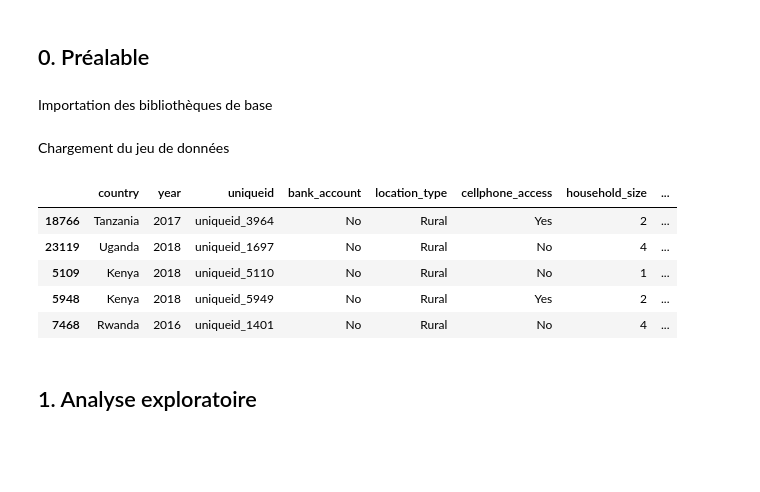
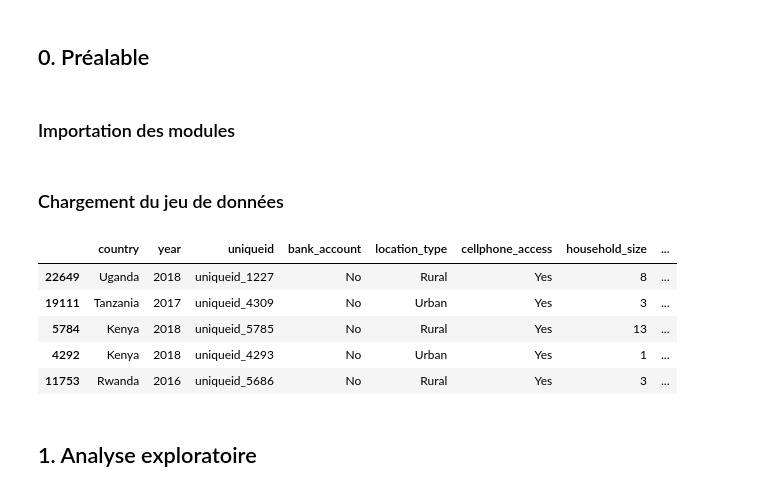
Before and after one commit to justekouassi/Inclusion-financiere-en-Afrique, a Jupyter notebook: inclusion.ipynb, the cells around one changed output. Cells and saved outputs as stored; diff of their text form; code cells hidden in the pictures; blank space fills up the shorter version.

```diff
--- a/inclusion.ipynb
+++ b/inclusion.ipynb
@@ -2,5 +2,3 @@
 # Inclusion financière en Afrique
 # %% [markdown]
 ## 0. Préalable
-# %% [markdown]
-Importation des bibliothèques de base
@@ -13,0 +5,2 @@ import seaborn as sns
+# %% [markdown]
+### Importation des modules
@@ -14,16 +30,17 @@ import seaborn as sns
 # %% [markdown]
-Chargement du jeu de données
+### Chargement du jeu de données
 # %%
-train_set = pd.read_csv('data/Train.csv') # ensemble d'apprentissage
-test_set = pd.read_csv('data/Test.csv') # ensemble de test
+DATA_PATH = 'data/'
+train_set = pd.read_csv(DATA_PATH + 'Train.csv') # ensemble d'apprentissage
+test_set = pd.read_csv(DATA_PATH + 'Test.csv') # ensemble de test
 train_set.sample(5)
 # %% [output]
 |  | country | year | uniqueid | bank_account | location_type | cellphone_access | household_size | ... |
-| 18766 | Tanzania | 2017 | uniqueid_3964 | No | Rural | Yes | 2 | ... |
-| 23119 | Uganda | 2018 | uniqueid_1697 | No | Rural | No | 4 | ... |
-| 5109 | Kenya | 2018 | uniqueid_5110 | No | Rural | No | 1 | ... |
-| 5948 | Kenya | 2018 | uniqueid_5949 | No | Rural | Yes | 2 | ... |
-| 7468 | Rwanda | 2016 | uniqueid_1401 | No | Rural | No | 4 | ... |
+| 22649 | Uganda | 2018 | uniqueid_1227 | No | Rural | Yes | 8 | ... |
+| 19111 | Tanzania | 2017 | uniqueid_4309 | No | Urban | Yes | 3 | ... |
+| 5784 | Kenya | 2018 | uniqueid_5785 | No | Rural | Yes | 13 | ... |
+| 4292 | Kenya | 2018 | uniqueid_4293 | No | Urban | Yes | 1 | ... |
+| 11753 | Rwanda | 2016 | uniqueid_5686 | No | Rural | Yes | 3 | ... |
 # %% [markdown]
 ## 1. Analyse exploratoire
 # %% [markdown]
```
Also changed, not shown: parts of 31 cells of this notebook, 9 other files.
